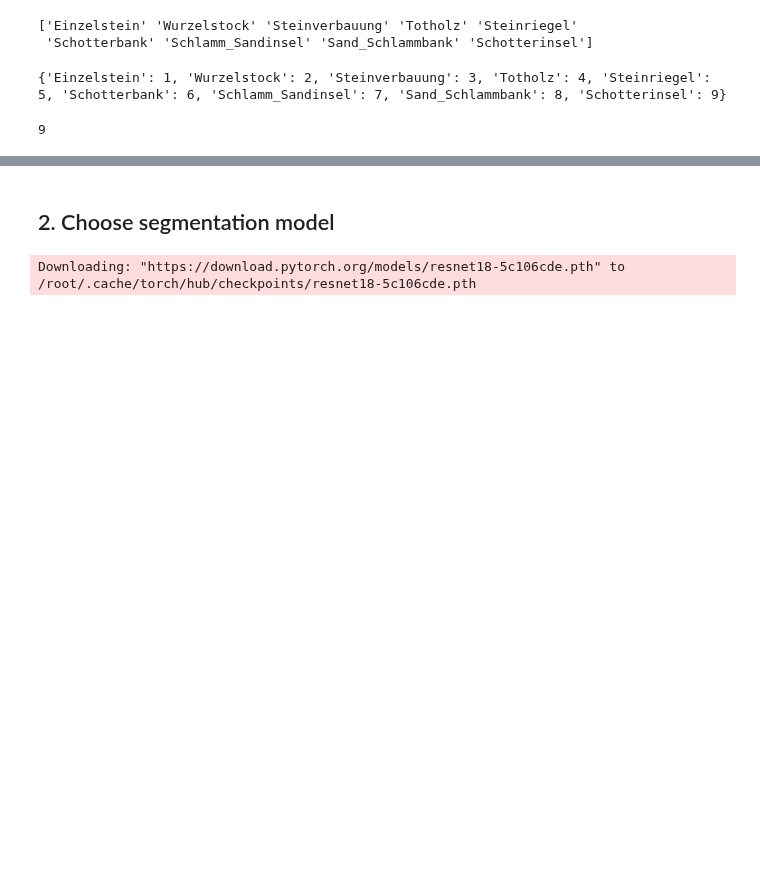
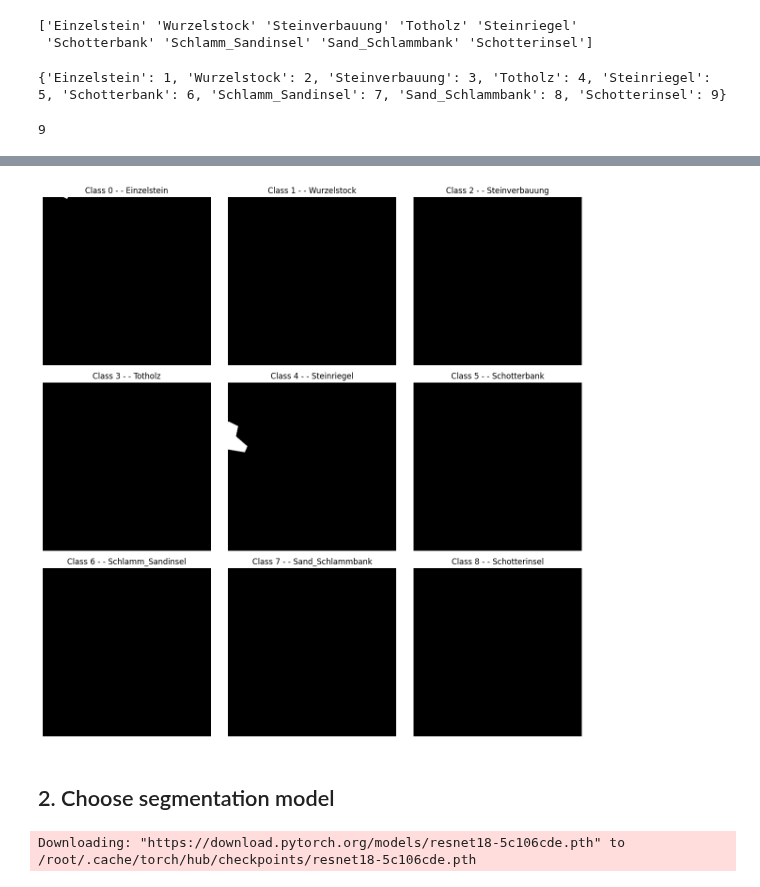
Before and after one commit to hiebschi/MoSE, a Jupyter notebook: loop_v01.ipynb, the cells around one changed output, grey strips where cells are left out. Drawn from its saved outputs; the diff is of its cells as text; code cells hidden in the pictures; blank space fills up the shorter version.

```diff
--- a/loop_v01.ipynb
+++ b/loop_v01.ipynb
@@ -66,6 +66,8 @@ patches_masks_dir = '/content/drive/My Drive/Dokumente.GD/FS06 SS24/BACHELORARBE
 codes_dir = '/content/drive/My Drive/Dokumente.GD/FS06 SS24/BACHELORARBEIT/MoSE/data/classes'
 # Shapefile class labels
 labels_dir = '/content/drive/My Drive/Dokumente.GD/FS06 SS24/BACHELORARBEIT/MoSE/data/shapefiles'
+# npy Masks
+masks_dir = '/content/drive/My Drive/Dokumente.GD/FS06 SS24/BACHELORARBEIT/MoSE/data/patches'
 # %%
 # Class labels
 # specific Shapefile path
@@ -118,2 +126,28 @@ pre_patches_list = [f for f in os.listdir(preprocessed_patches_dir) if f.endswit
 pre_patches_list.sort() # sort list alphabetically
 # patches_list
+# %%
+# Test masks
+
+#####################
+SECTION = "A01" # -------------------->> ADJUSTABLE
+TEST_MASK_ID = 256 # -------------------->> ADJUSTABLE
+#####################
+
+test_mask_path = masks_dir + f"/{SECTION}_patch_{TEST_MASK_ID}_mask.npy"
+
+# load mask
+test_mask = np.load(test_mask_path)
+
+# Plot:
+fig, axes = plt.subplots(3, 3, figsize=(12, 12))  # 3x3 grid (for 9 masks)
+axes = axes.flatten()  # easier to iterate through
+
+for i in range(test_mask.shape[0]):  # iterate through the 9 classes
+  axes[i].imshow(test_mask[i], cmap="gray")
+  axes[i].set_title(f"Class {i} - - {reversed_label_codes[i + 1]}")
+  axes[i].axis("off")
+
+plt.tight_layout()
+plt.show()
+# %% [output]
+[figure, added]
```
Also changed, not shown: parts of 17 cells of this notebook.
